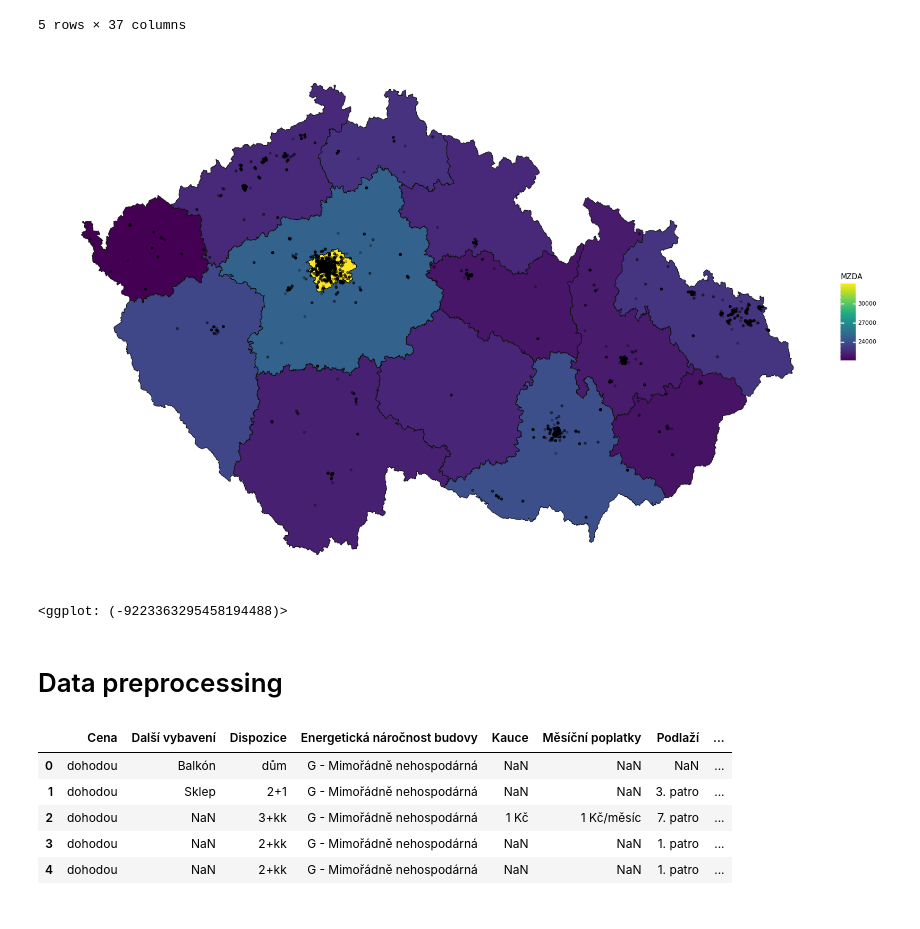
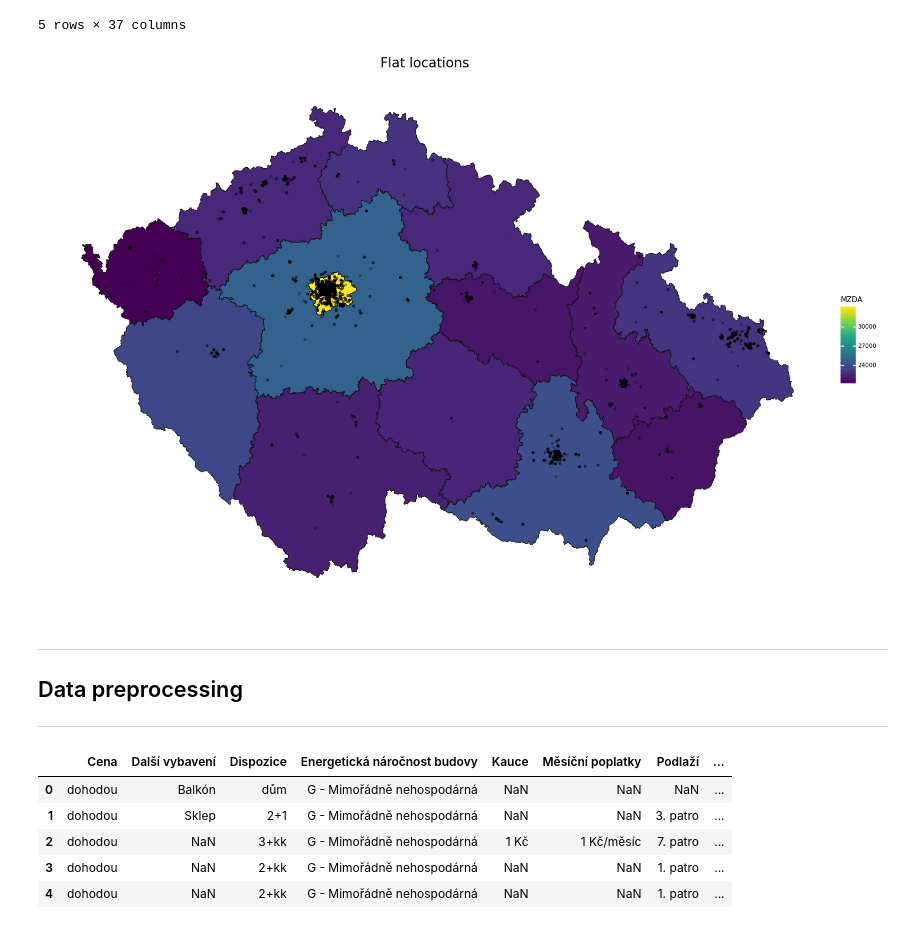
Before and after one commit to CermakM/jupyter-playground, a Jupyter notebook: flat_prices/flat_prices.ipynb, the cells around one changed output. Drawn from its saved outputs; the diff is of its cells as text; code cells hidden in the pictures.

```diff
--- a/flat_prices/flat_prices.ipynb
+++ b/flat_prices/flat_prices.ipynb
@@ -80,16 +111,22 @@ df = gpd.GeoDataFrame(df, crs={'init': f'epsg:{CRS_EPSG}'}, geometry='geometry')
 # %%
 opt.figure_size = (21, 14)
 
-(ggplot(geo_df)
+g = (ggplot(geo_df)
+ + ggtitle('Flat locations')
  + geom_map(aes(fill='MZDA'))
  + geom_point(df, aes(x='geometry.x', y='geometry.y'), alpha=0.25)
  + theme_void()
-)
+ + theme(plot_title=element_text(size=20, margin={'b': 20}))
+).draw()
 # %% [output]
-[figure, old version]
+[figure, new version]
-<ggplot: (-9223363295458194488)>
 # %% [markdown]
-# Data preprocessing
+---
+
+## Data preprocessing
+
+
+---
 # %%
 df.drop(['id', 'data-id', 'data-idx', 'Druh', 'K nastěhování'], axis=1, inplace=True)
 # %%
```
Also changed, not shown: parts of 66 cells of this notebook, 3 other files.
